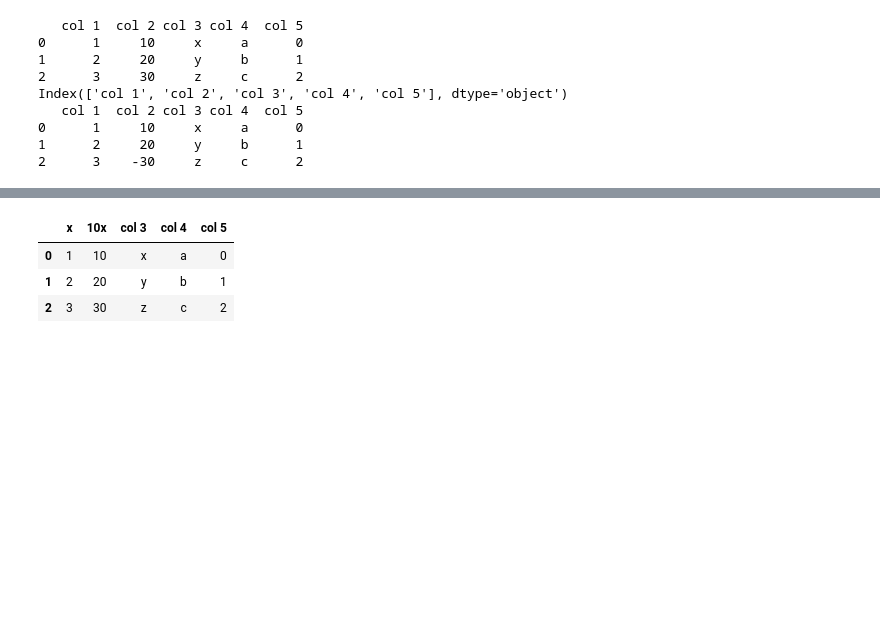
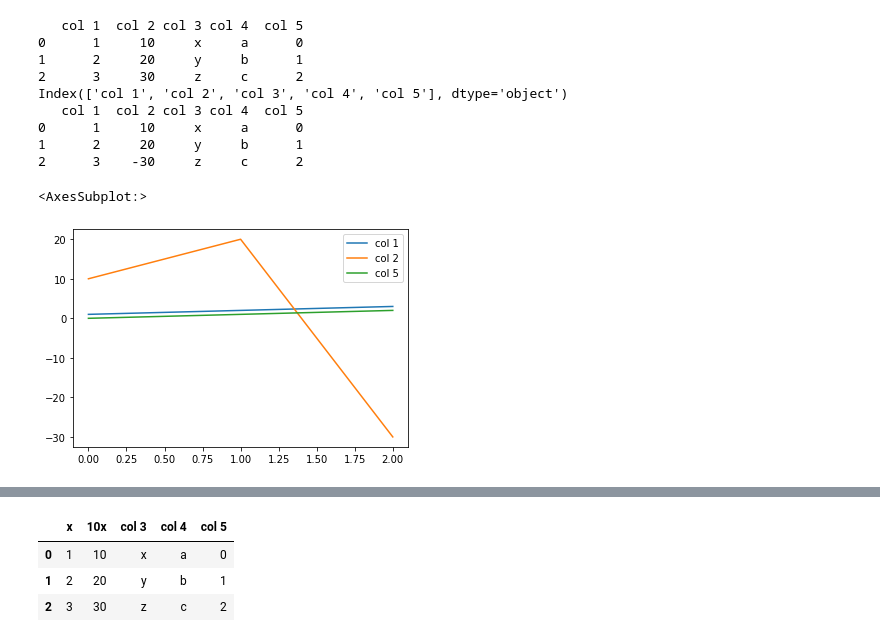
Before and after one commit to SoleilPatio/cls-toolbox, a Jupyter notebook: jupyterNotebook/JN-Pandas.ipynb, the cells around one changed output, grey strips where cells are left out. Drawn from its saved outputs; the diff is of its cells as text; code cells hidden in the pictures; blank space fills up the shorter version.

```diff
--- a/jupyterNotebook/JN-Pandas.ipynb
+++ b/jupyterNotebook/JN-Pandas.ipynb
@@ -46,23 +129,28 @@ fig.show()
 # %%
 dic = {
     "col 1": [1, 2, 3],
     "col 2": [10, 20, 30],
     "col 3": list('xyz'),
     "col 4": ['a', 'b', 'c'],
     "col 5": pd.Series(range(3))
 }
 df = pd.DataFrame(dic)
 print(df)
 print(df.columns)
+
+# apply() 條件式改變所有value
 df["col 2"] = df["col 2"].apply(lambda x: x*-1 if x > 20 else x)
 print(df)
+df.plot()
 # %% [output]
    col 1  col 2 col 3 col 4  col 5
 0      1     10     x     a      0
 1      2     20     y     b      1
 2      3     30     z     c      2
 Index(['col 1', 'col 2', 'col 3', 'col 4', 'col 5'], dtype='object')
    col 1  col 2 col 3 col 4  col 5
 0      1     10     x     a      0
 1      2     20     y     b      1
 2      3    -30     z     c      2
+<AxesSubplot:>
+[figure, added]
```
Also changed, not shown: parts of 11 cells of this notebook.
